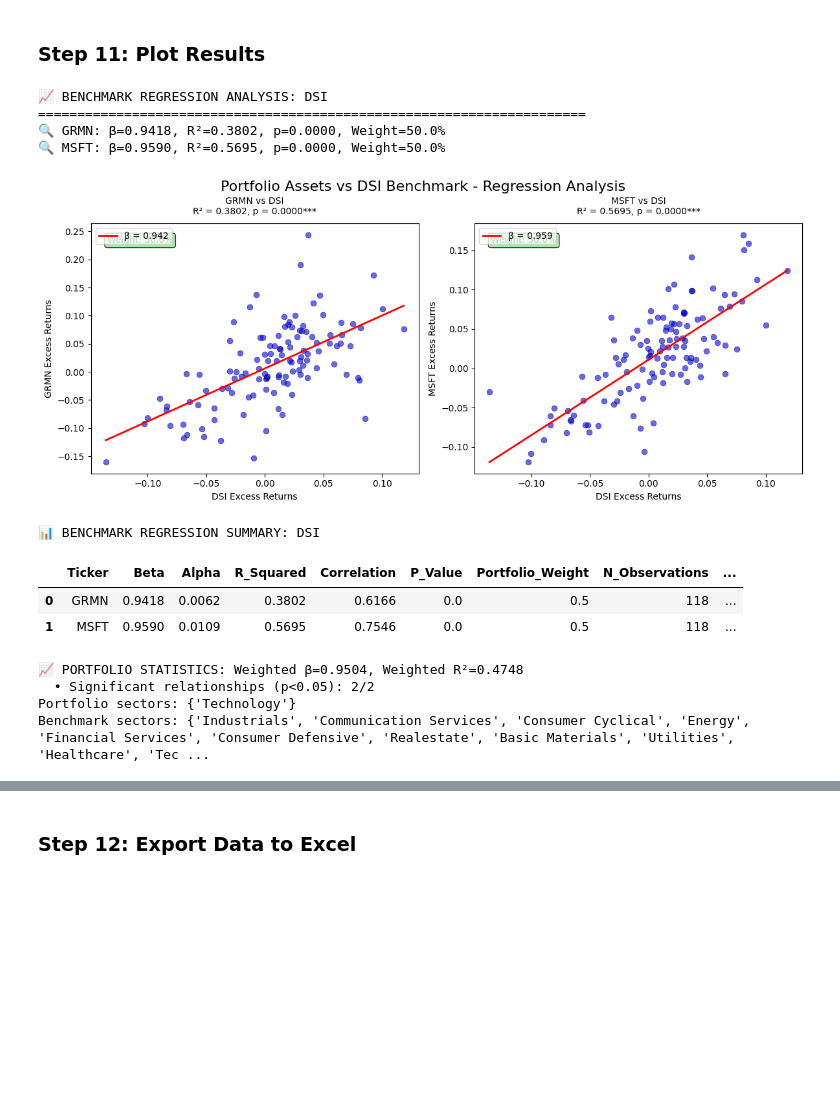
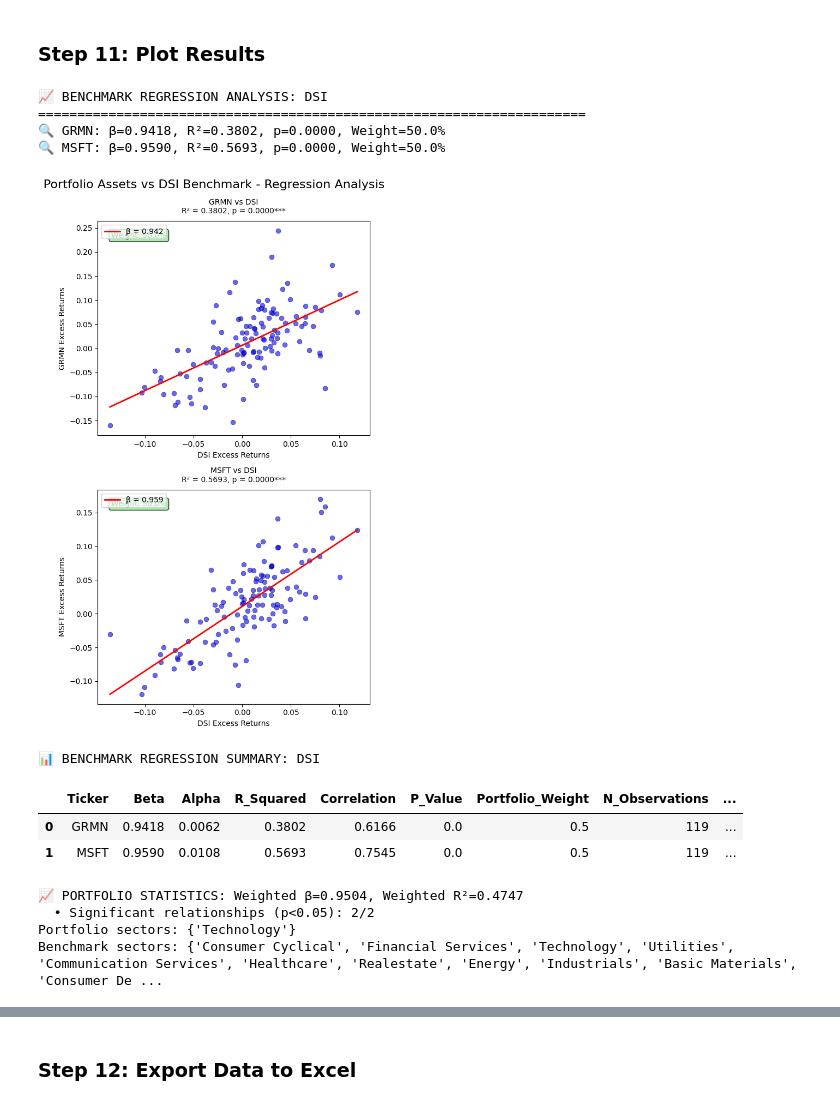
Before and after one commit to renan-peres/mfin-algo-trading-team, a Jupyter notebook: 03_benchmark_selection_short_term.ipynb, the cells around one changed output, grey strips where cells are left out. Saved outputs shown, nothing was run; the diff lists cells and outputs as text; code cells hidden in the pictures; blank space fills up the shorter version.

Commit message:
Long Term Portfolio Update

```diff
--- a/03_benchmark_selection_short_term.ipynb
+++ b/03_benchmark_selection_short_term.ipynb
@@ -418,36 +418,36 @@ display(benchmark_stats_df.sort_values(by="score", ascending=False).head(10))
 # %%
 from py.regression_benchmark import analyze_benchmark_regression, plot_benchmark_analysis
 
 # Execute analysis
 benchmark_regression_results = analyze_benchmark_regression(benchmark_excess_returns_df, stock_excess_returns_df, best_benchmark, portfolio_df)
 
 # Get the benchmark sector data
 best_benchmark_sectors = filtered_sectors_df[filtered_sectors_df["Symbol"] == best_benchmarks_df['Benchmark'].unique()[0]]
 best_benchmark_sectors = best_benchmark_sectors[["Symbol", "Name_x", "Sectors"]]
 best_benchmark_sectors = best_benchmark_sectors.rename(columns={"Name_x": "Name"})
 
 # Create the analysis with sector weights
 benchmark_regression_summary = plot_benchmark_analysis(
     regression_results=benchmark_regression_results,
     best_benchmark=best_benchmark,
-    cols=2,
+    cols=1,
     benchmark_sectors_df=best_benchmark_sectors,
     portfolio_df=portfolio_df
 )
 # %% [output]
 📈 BENCHMARK REGRESSION ANALYSIS: DSI
 ======================================================================
 🔍 GRMN: β=0.9418, R²=0.3802, p=0.0000, Weight=50.0%
-🔍 MSFT: β=0.9590, R²=0.5695, p=0.0000, Weight=50.0%
+🔍 MSFT: β=0.9590, R²=0.5693, p=0.0000, Weight=50.0%
-[figure, old version]
+[figure, new version]
 📊 BENCHMARK REGRESSION SUMMARY: DSI
 |  | Ticker | Beta | Alpha | R_Squared | Correlation | P_Value | Portfolio_Weight | N_Observations | ... |
-| 0 | GRMN | 0.9418 | 0.0062 | 0.3802 | 0.6166 | 0.0 | 0.5 | 118 | ... |
-| 1 | MSFT | 0.9590 | 0.0109 | 0.5695 | 0.7546 | 0.0 | 0.5 | 118 | ... |
+| 0 | GRMN | 0.9418 | 0.0062 | 0.3802 | 0.6166 | 0.0 | 0.5 | 119 | ... |
+| 1 | MSFT | 0.9590 | 0.0108 | 0.5693 | 0.7545 | 0.0 | 0.5 | 119 | ... |
-📈 PORTFOLIO STATISTICS: Weighted β=0.9504, Weighted R²=0.4748
+📈 PORTFOLIO STATISTICS: Weighted β=0.9504, Weighted R²=0.4747
   • Significant relationships (p<0.05): 2/2
 Portfolio sectors: {'Technology'}
-Benchmark sectors: {'Industrials', 'Communication Services', 'Consumer Cyclical', 'Energy', 'Financial Services', 'Consumer Defensive', 'Realestate', 'Basic Materials', 'Utilities', 'Healthcare', 'Tec ...
+Benchmark sectors: {'Consumer Cyclical', 'Financial Services', 'Technology', 'Utilities', 'Communication Services', 'Healthcare', 'Realestate', 'Energy', 'Industrials', 'Basic Materials', 'Consumer De ...
 [figure]
 # %% [markdown]
 ### Step 12: Export Data to Excel
```
Also changed, not shown: parts of 9 cells of this notebook, 6 other files.
